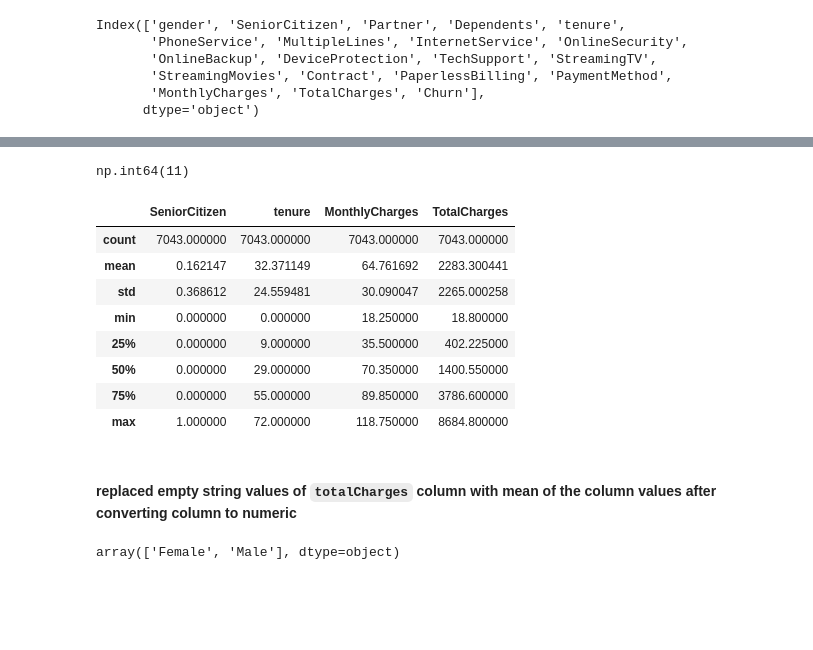
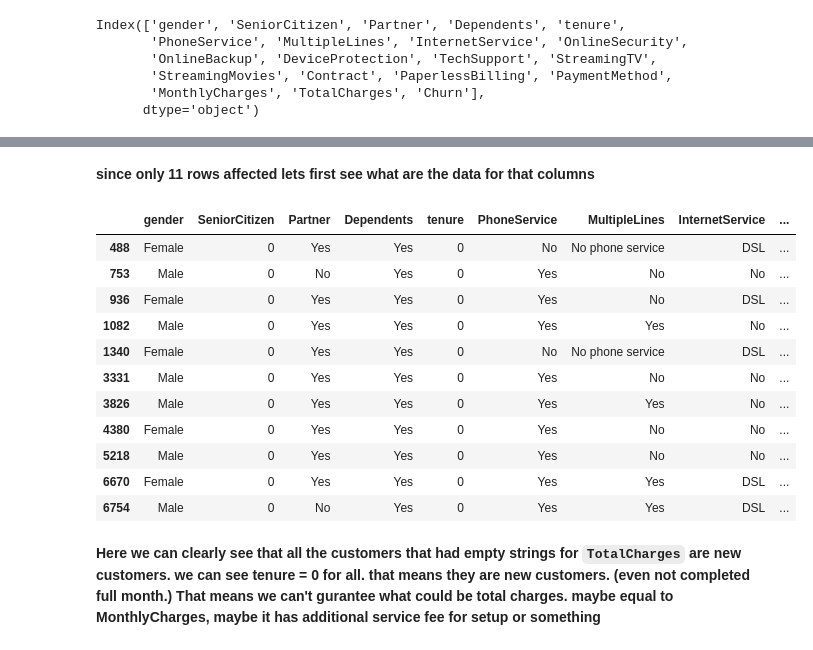
Before and after one commit to menuka-prasad/Customer-churn-predictor, a Jupyter notebook: notebooks/01_eda.ipynb, the cells around one changed output, grey strips where cells are left out. Saved outputs shown, nothing was run; the diff lists cells and outputs as text; code cells hidden in the pictures; blank space fills up the shorter version.

```diff
--- a/notebooks/01_eda.ipynb
+++ b/notebooks/01_eda.ipynb
@@ -104,4 +219,17 @@ df.describe()
+# %% [markdown]
+**since only 11 rows affected lets first see what are the data for that columns**
 # %%
-(df.TotalCharges == " ").sum()
+df[df["TotalCharges"].isnull()]
 # %% [output]
-np.int64(11)
+|  | gender | SeniorCitizen | Partner | Dependents | tenure | PhoneService | MultipleLines | InternetService | ... |
+| 488 | Female | 0 | Yes | Yes | 0 | No | No phone service | DSL | ... |
+| 753 | Male | 0 | No | Yes | 0 | Yes | No | No | ... |
+| 936 | Female | 0 | Yes | Yes | 0 | Yes | No | DSL | ... |
+| 1082 | Male | 0 | Yes | Yes | 0 | Yes | Yes | No | ... |
+| 1340 | Female | 0 | Yes | Yes | 0 | No | No phone service | DSL | ... |
+| 3331 | Male | 0 | Yes | Yes | 0 | Yes | No | No | ... |
+| 3826 | Male | 0 | Yes | Yes | 0 | Yes | Yes | No | ... |
+| 4380 | Female | 0 | Yes | Yes | 0 | Yes | No | No | ... |
+| 5218 | Male | 0 | Yes | Yes | 0 | Yes | No | No | ... |
+| 6670 | Female | 0 | Yes | Yes | 0 | Yes | Yes | DSL | ... |
+| 6754 | Male | 0 | No | Yes | 0 | Yes | Yes | DSL | ... |
@@ -117,18 +236,2 @@ df["TotalCharges"] = df["TotalCharges"].fillna(df["TotalCharges"].mean())
-# %%
-df.describe()
-# %% [output]
-|  | SeniorCitizen | tenure | MonthlyCharges | TotalCharges |
-| count | 7043.000000 | 7043.000000 | 7043.000000 | 7043.000000 |
-| mean | 0.162147 | 32.371149 | 64.761692 | 2283.300441 |
-| std | 0.368612 | 24.559481 | 30.090047 | 2265.000258 |
-| min | 0.000000 | 0.000000 | 18.250000 | 18.800000 |
-| 25% | 0.000000 | 9.000000 | 35.500000 | 402.225000 |
-| 50% | 0.000000 | 29.000000 | 70.350000 | 1400.550000 |
-| 75% | 0.000000 | 55.000000 | 89.850000 | 3786.600000 |
-| max | 1.000000 | 72.000000 | 118.750000 | 8684.800000 |
-# %% [markdown]
-#### replaced empty string values of `totalCharges` column with mean of the column values after converting column to numeric
-# %%
-df.gender.unique()
-# %% [output]
-array(['Female', 'Male'], dtype=object)
+# %% [markdown]
+**Here we can clearly see that all the customers that had empty strings for `TotalCharges` are new customers. we can see tenure = 0 for all. that means they are new customers. (even not completed full month.) That means we can't gurantee what could be total charges. maybe equal to MonthlyCharges, maybe it has additional service fee for setup or something**
```
Also changed, not shown: parts of 34 cells of this notebook, 7 other files.
